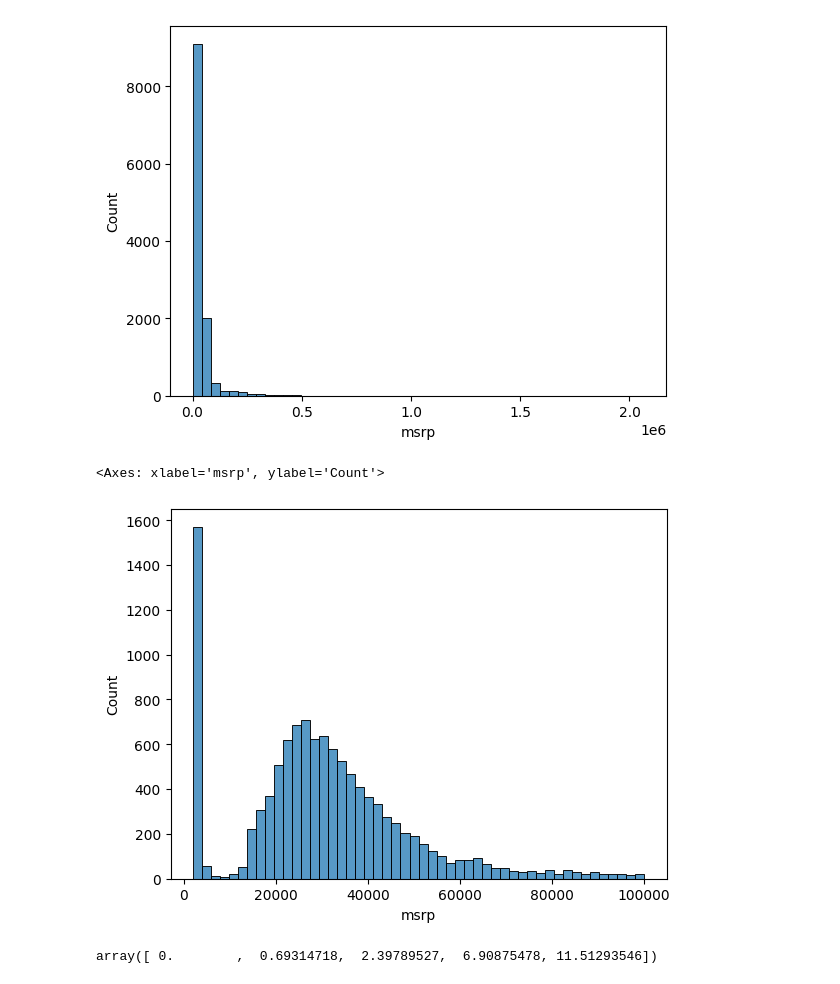
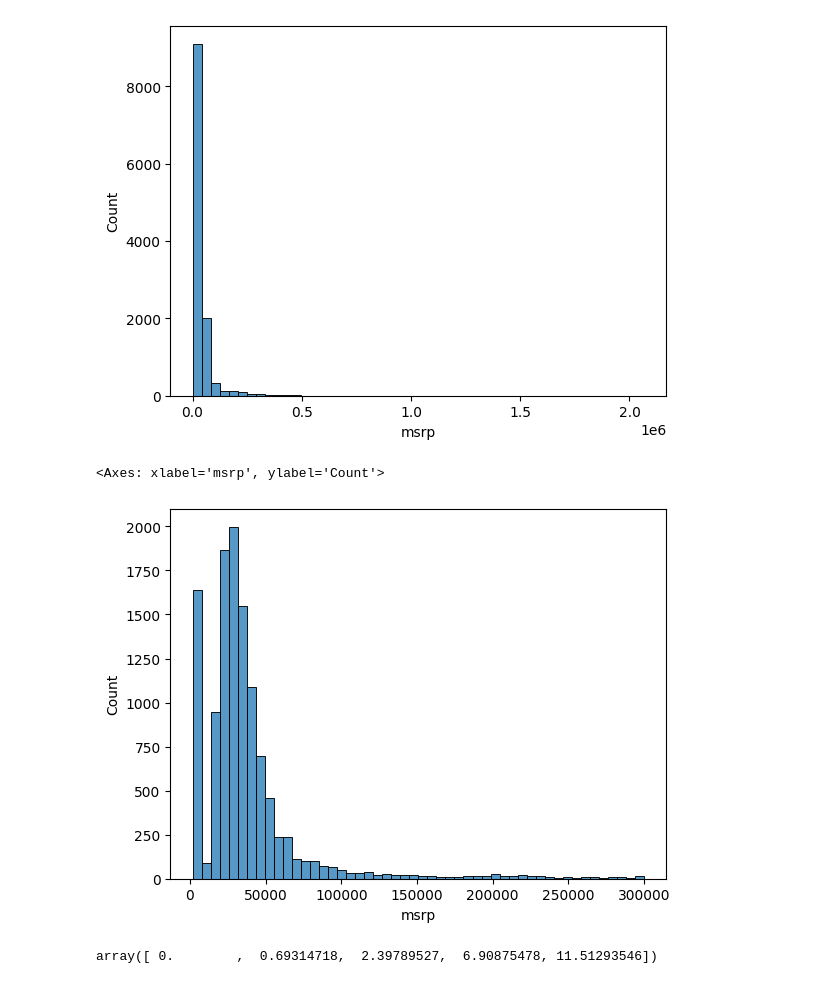
Before and after one commit to lexforfree/prog_in_ai_2026, a Jupyter notebook: docs/2_numpy_pandas/4_EDA_and_lin.ipynb, the cells around one changed output. Saved outputs shown, nothing was run; the diff lists cells and outputs as text; code cells hidden in the pictures.

```diff
--- a/docs/2_numpy_pandas/4_EDA_and_lin.ipynb
+++ b/docs/2_numpy_pandas/4_EDA_and_lin.ipynb
@@ -107,10 +151,11 @@ sns.histplot(df.msrp, bins=50)
 <Axes: xlabel='msrp', ylabel='Count'>
 [figure]
 # %%
-sns.histplot(df.msrp[df.msrp < 100000], bins=50)
+sns.histplot(df.msrp[df.msrp < 300000], bins=50)
+# df.msrp[df.msrp < 300000].shape
 # %% [output]
 <Axes: xlabel='msrp', ylabel='Count'>
-[figure, old version]
+[figure, new version]
 # %%
 np.log1p([0, 1, 10, 1000, 100000])
 # %% [output]
```
Also changed, not shown: parts of 6 cells of this notebook, 11 other files.
